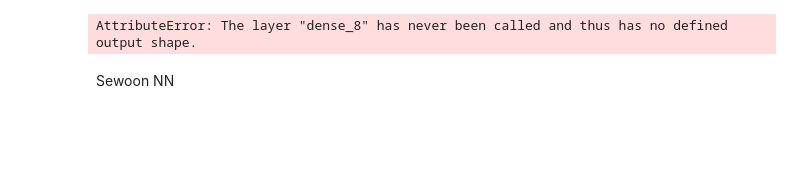
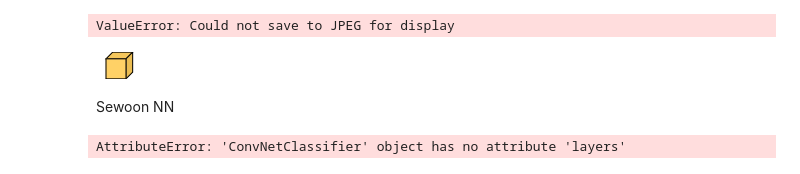
Before and after one commit to NoirCade/SeSAC, a Jupyter notebook: practice/day53/model_visualize.ipynb, the cells around one changed output. Cells and saved outputs as stored; diff of their text form; code cells hidden in the pictures; blank space fills up the shorter version.

```diff
--- a/practice/day53/model_visualize.ipynb
+++ b/practice/day53/model_visualize.ipynb
@@ -3,24 +35,4 @@ Seunghwan
 # %%
-import visualkeras
-from sklearn.model_selection import train_test_split
-import tensorflow as tf
-import tensorflow.keras.applications as LayerApp
-from tensorflow.keras.layers import GlobalAveragePooling2D, Dense, Dropout, BatchNormalization
-from tensorflow.keras.models import Model
-from tensorflow.keras import regularizers
-from tensorflow.keras.callbacks import EarlyStopping, ModelCheckpoint, LearningRateScheduler
-import tensorflow as tf
-from tensorflow.keras.callbacks import Callback
-
-from tensorflow.keras.layers import Input, Conv1D, MaxPooling1D, Flatten, Dense, BatchNormalization, Dropout
-from tensorflow.keras.regularizers import l2
-from tensorflow.keras.applications import ResNet50
-import os
-import time
-import pickle
-import numpy as np
-import absl.logging
-
 class CustomCNN(Model):
     def __init__(self, num_classes=2):
         super(CustomCNN, self).__init__()
@@ -109,35 +121,42 @@ def model_resnet(input_width,layer_depth):
     # 새로운 모델 정의
     model = Model(inputs=base_model.input, outputs=predictions)
     return model
 
 
 def model_efficientnet(input_width,layer_depth):
     # 사전 훈련된 EfficientNetB2 모델 로드
     base_model = LayerApp.EfficientNetV2M(include_top=False, weights="imagenet", input_shape=(input_width, input_width, 3))
 
     total_layers = len(base_model.layers)
     trainable_layers = int(total_layers * layer_depth)  # 전체가 1일 때, layer_depth만큼 ratio에 대해 학습
 
     for layer in base_model.layers[:-trainable_layers]:
         layer.trainable = False
 
     # 커스텀 층 추가
     x = base_model.output
     x = GlobalAveragePooling2D()(x)
     x = BatchNormalization()(x)  # 배치 정규화 추가
     x = Dropout(0.4)(x)  # 드롭아웃 추가
 
     predictions = Dense(2, activation='softmax')(x)  # 다중 클래스 분류를 위한 설정
 
     # 새로운 모델 정의
     model = Model(inputs=base_model.input, outputs=predictions)
     return model
 
-model1 = model_fnn(2)
+model1 = models.Sequential()
+model1.add(tf.keras.Input(shape=(16,)))
+model1.add(model_fnn(16))
+# model1.add(layers.Dense(256, activation='relu'))
+# model1.add(layers.Dense(256, activation='relu'))
+# model1.add(layers.Dense(256, activation='relu'))
+# model1.add(layers.Dense(2, activation='softmax'))
 # model1.summary()
 visualkeras.layered_view(model1)
 # %% [output]
-AttributeError: The layer "dense_8" has never been called and thus has no defined output shape.
+ValueError: Could not save to JPEG for display
+[figure, added]
 # %% [markdown]
 Sewoon NN
 # %%
@@ -161,4 +180,9 @@ class ConvNetClassifier(nn.Module):
         x = self.fc2(x)
         return x
 
-model = ConvNetClassifier(num_classes)
+model2 = models.Sequential()
+model2.add(layers.conv2d)
+
+visualkeras.layered_view(model2)
+# %% [output]
+AttributeError: 'ConvNetClassifier' object has no attribute 'layers'
```
Also changed, not shown: parts of 4 cells of this notebook, 1 other file.
